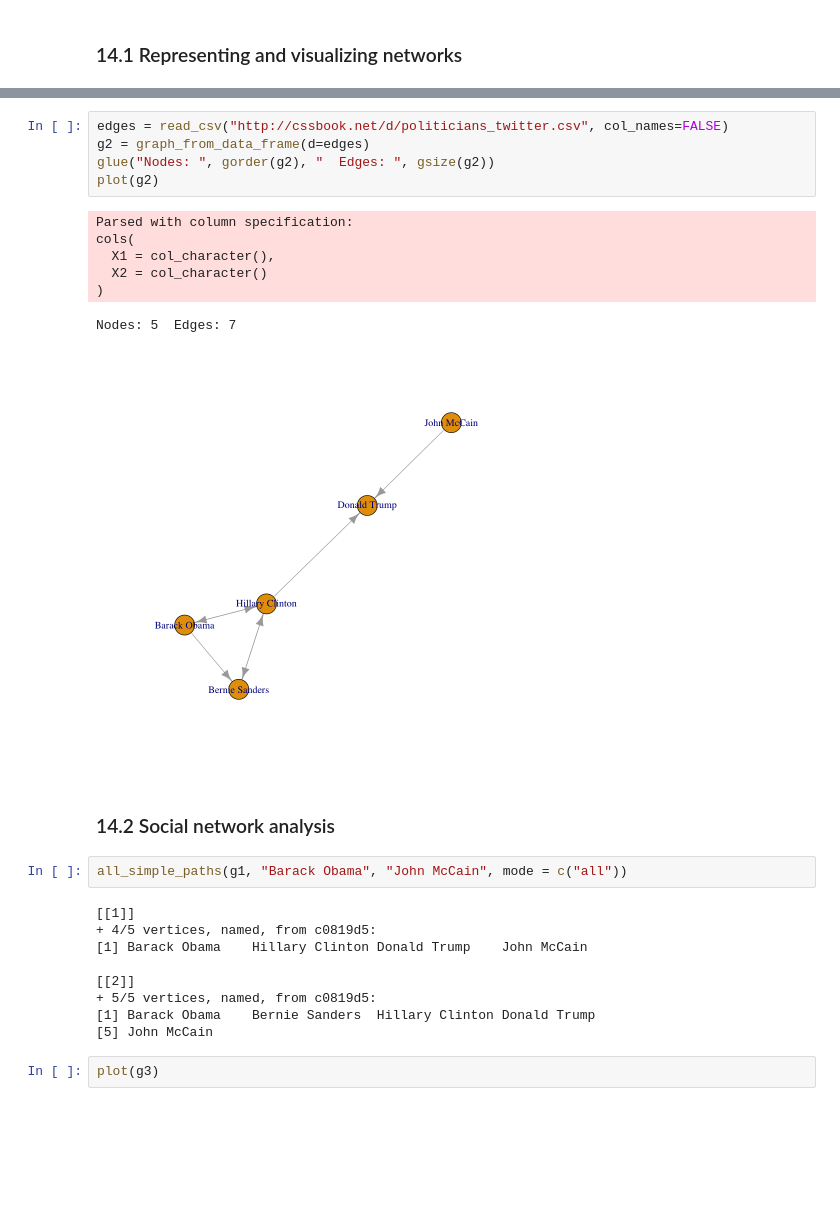
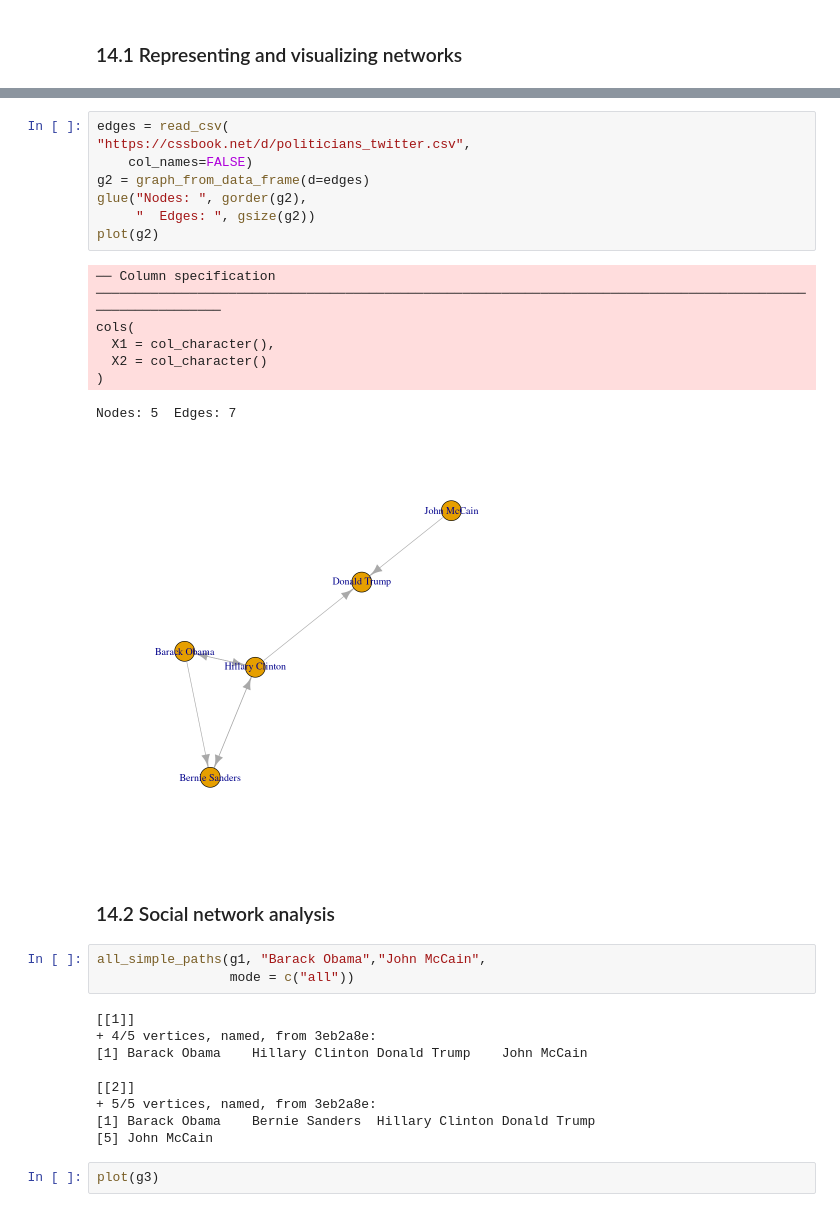
Before and after one commit to ccs-amsterdam/ccsbook, a Jupyter notebook: chapter13/sna_r.ipynb, the cells around one changed output, grey strips where cells are left out. Cells and saved outputs as stored; diff of their text form; blank space fills up the shorter version.

```diff
--- a/chapter13/sna_r.ipynb
+++ b/chapter13/sna_r.ipynb
@@ -111,28 +122,32 @@ IGRAPH 67fde4a UN-- 2 1 --
 [1] Donald Trump--John McCain
 # %%
-edges = read_csv("http://cssbook.net/d/politicians_twitter.csv", col_names=FALSE)
+edges = read_csv(
+"https://cssbook.net/d/politicians_twitter.csv",
+    col_names=FALSE)
 g2 = graph_from_data_frame(d=edges)
-glue("Nodes: ", gorder(g2), "  Edges: ", gsize(g2))
+glue("Nodes: ", gorder(g2),
+     "  Edges: ", gsize(g2))
 plot(g2)
 # %% [output]
-Parsed with column specification:
+── Column specification ───────────────────────────────────────────────────────────────────────────────────────────────────────────
 cols(
   X1 = col_character(),
   X2 = col_character()
 )
 Nodes: 5  Edges: 7
-[figure, old version]
+[figure, new version]
 # %% [markdown]
 ### 14.2 Social network analysis
 # %%
-all_simple_paths(g1, "Barack Obama", "John McCain", mode = c("all"))
+all_simple_paths(g1, "Barack Obama","John McCain",
+                 mode = c("all"))
 # %% [output]
 [[1]]
-+ 4/5 vertices, named, from c0819d5:
++ 4/5 vertices, named, from 3eb2a8e:
 [1] Barack Obama    Hillary Clinton Donald Trump    John McCain
 
 [[2]]
-+ 5/5 vertices, named, from c0819d5:
++ 5/5 vertices, named, from 3eb2a8e:
 [1] Barack Obama    Bernie Sanders  Hillary Clinton Donald Trump
 [5] John McCain
 # %%
```
Also changed, not shown: parts of 22 cells of this notebook.
